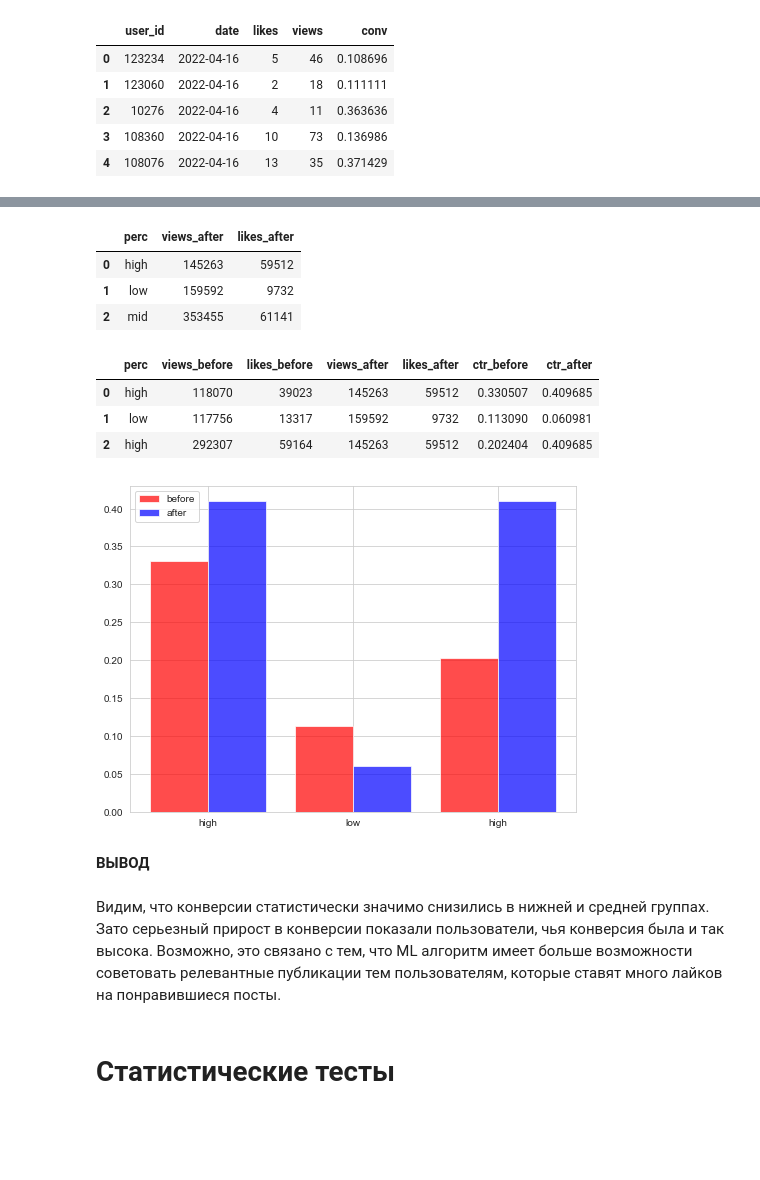
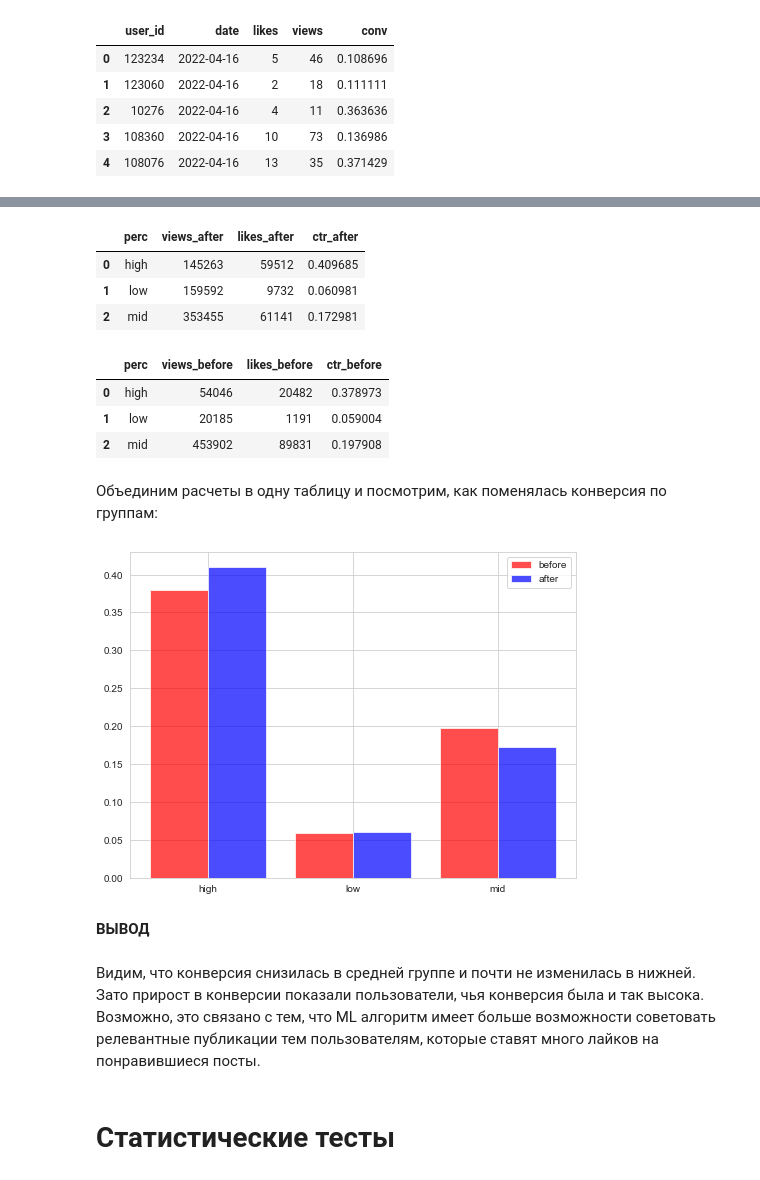
Before and after one commit to mvsmv/anarmovsumov, a Jupyter notebook: ab_tests/ab_test__ctr.ipynb, the cells around one changed output, grey strips where cells are left out. Saved outputs shown, nothing was run; the diff lists cells and outputs as text; code cells hidden in the pictures; blank space fills up the shorter version.

Commit message:
change comparison between conversion groups

```diff
--- a/ab_tests/ab_test__ctr.ipynb
+++ b/ab_tests/ab_test__ctr.ipynb
@@ -349,3 +355,5 @@ ctr_bef = ctr_bef.query('user_id in @users_list')
 # %%
-ctr_bef['perc'] = ctr_bef['conv'].apply(lambda x: 'low' if x <= np.percentile(exp_1['conv'], 25) \
-     else ('high' if x >= np.percentile(exp_1['conv'], 75) else 'mid'))
+ctr_bef['perc'] = ctr_bef['conv'].apply(lambda x: 'low' if x <= np.percentile(exp_2['conv'], 25) \
+     else ('high' if x >= np.percentile(exp_2['conv'], 75) else 'mid'))
+
+ctr_bef.head()
@@ -360,5 +377,7 @@ ctr_bef = ctr_bef.groupby('perc', as_index=False).agg({
     'views_before' : 'sum',
     'likes_before' : 'sum'
 })
+
+ctr_bef['ctr_before'] = ctr_bef['likes_before'] / ctr_bef['views_before']
 ctr_bef
 # %% [output]
@@ -368,0 +390,8 @@ ctr_bef
+# %%
+ctr_after = exp_2.query('user_id in @users_list')
+
+ctr_aft = ctr_after.copy()
+ctr_aft['perc'] = ctr_aft['conv'].apply(lambda x: 'low' if x <= np.percentile(exp_2['conv'], 25) \
+     else ('high' if x >= np.percentile(exp_2['conv'], 75) else 'mid'))
+
+ctr_aft.head()
@@ -369,52 +405,49 @@ ctr_bef
 # %%
-ctr_after = exp_2.query('user_id in @users_list')
-
-ctr_bef['perc'] = ctr_after['conv'].apply(lambda x: 'low' if x <= np.percentile(exp_1['conv'], 25) \
-     else ('high' if x >= np.percentile(exp_1['conv'], 75) else 'mid'))
-
-ctr_after = ctr_after.rename(columns={
+ctr_aft = ctr_aft.rename(columns={
     'views' : 'views_after',
-    'likes' : 'likes_after',
-    'conv' : 'conv_after'
+    'likes' : 'likes_after'
 }
 )
 
-ctr_after = ctr_after.groupby('perc', as_index=False).agg({
+ctr_aft = ctr_aft.groupby('perc', as_index=False).agg(
+    {
     'views_after' : 'sum',
     'likes_after' : 'sum'
-})
-ctr_after
+    }
+    )
+ctr_aft['ctr_after'] = ctr_aft['likes_after'] / ctr_aft['views_after']
+
+ctr_aft
 # %% [output]
-|  | perc | views_after | likes_after |
-| 0 | high | 145263 | 59512 |
-| 1 | low | 159592 | 9732 |
-| 2 | mid | 353455 | 61141 |
+|  | perc | views_after | likes_after | ctr_after |
+| 0 | high | 145263 | 59512 | 0.409685 |
+| 1 | low | 159592 | 9732 | 0.060981 |
+| 2 | mid | 353455 | 61141 | 0.172981 |
-# %%
-ctr_comp = ctr_bef.merge(ctr_after, how='left', on='perc')
-ctr_comp['ctr_before'] = ctr_comp['likes_before'] / ctr_comp['views_before']
-ctr_comp['ctr_after'] = ctr_comp['likes_after'] / ctr_comp['views_after']
-ctr_comp
-# %% [output]
-|  | perc | views_before | likes_before | views_after | likes_after | ctr_before | ctr_after |
-| 0 | high | 118070 | 39023 | 145263 | 59512 | 0.330507 | 0.409685 |
-| 1 | low | 117756 | 13317 | 159592 | 9732 | 0.113090 | 0.060981 |
-| 2 | high | 292307 | 59164 | 145263 | 59512 | 0.202404 | 0.409685 |
+# %%
+ctr_bef
+# %% [output]
+|  | perc | views_before | likes_before | ctr_before |
+| 0 | high | 54046 | 20482 | 0.378973 |
+| 1 | low | 20185 | 1191 | 0.059004 |
+| 2 | mid | 453902 | 89831 | 0.197908 |
+# %% [markdown]
+Объединим расчеты в одну таблицу и посмотрим, как поменялась конверсия по группам:
 # %%
 plt.figure(figsize=(8,6))
 
-x_axis = np.arange(len(ctr_comp))
+x_axis = np.arange(len(ctr_bef))
 
-plt.bar(x_axis -0.2, ctr_comp['ctr_before'], width=0.4, label = 'before', color='r', alpha=0.7)
-plt.bar(x_axis +0.2, ctr_comp['ctr_after'], width=0.4, label = 'after', color='b', alpha=0.7)
-plt.xticks(x_axis, ctr_comp['perc'])
+plt.bar(x_axis -0.2, ctr_bef['ctr_before'], width=0.4, label = 'before', color='r', alpha=0.7)
+plt.bar(x_axis +0.2, ctr_aft['ctr_after'], width=0.4, label = 'after', color='b', alpha=0.7)
+plt.xticks(x_axis, ctr_bef['perc'])
 plt.legend()
 plt.show()
 # %% [output]
-[figure, old version]
+[figure, new version]
 # %% [markdown]
 **ВЫВОД**
 # %% [markdown]
-Видим, что конверсии статистически значимо снизились в нижней и средней группах. Зато серьезный прирост в конверсии показали пользователи, чья конверсия была и так высока. Возможно, это связано с тем, что ML алгоритм имеет больше возможности советовать релевантные публикации тем пользователям, которые ставят много лайков на понравившиеся посты.
+Видим, что конверсия снизилась в средней группе и почти не изменилась в нижней. Зато прирост в конверсии показали пользователи, чья конверсия была и так высока. Возможно, это связано с тем, что ML алгоритм имеет больше возможности советовать релевантные публикации тем пользователям, которые ставят много лайков на понравившиеся посты.
 # %% [markdown]
 # Статистические тесты
 # %% [markdown]
```
Also changed, not shown: parts of 11 cells of this notebook.
